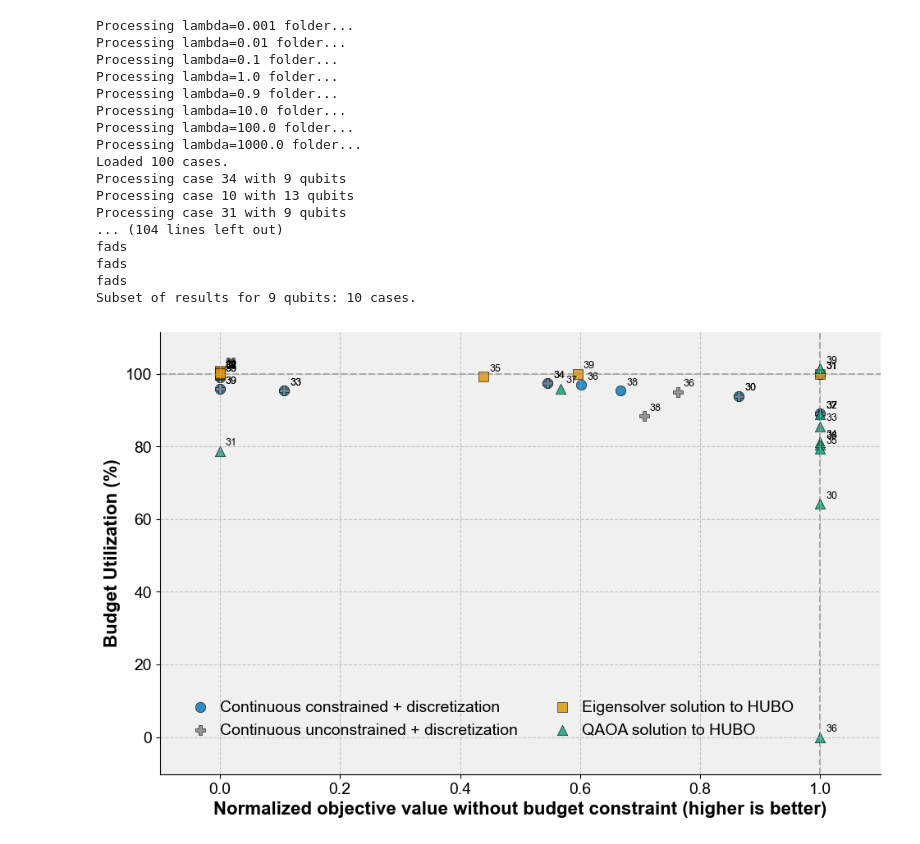
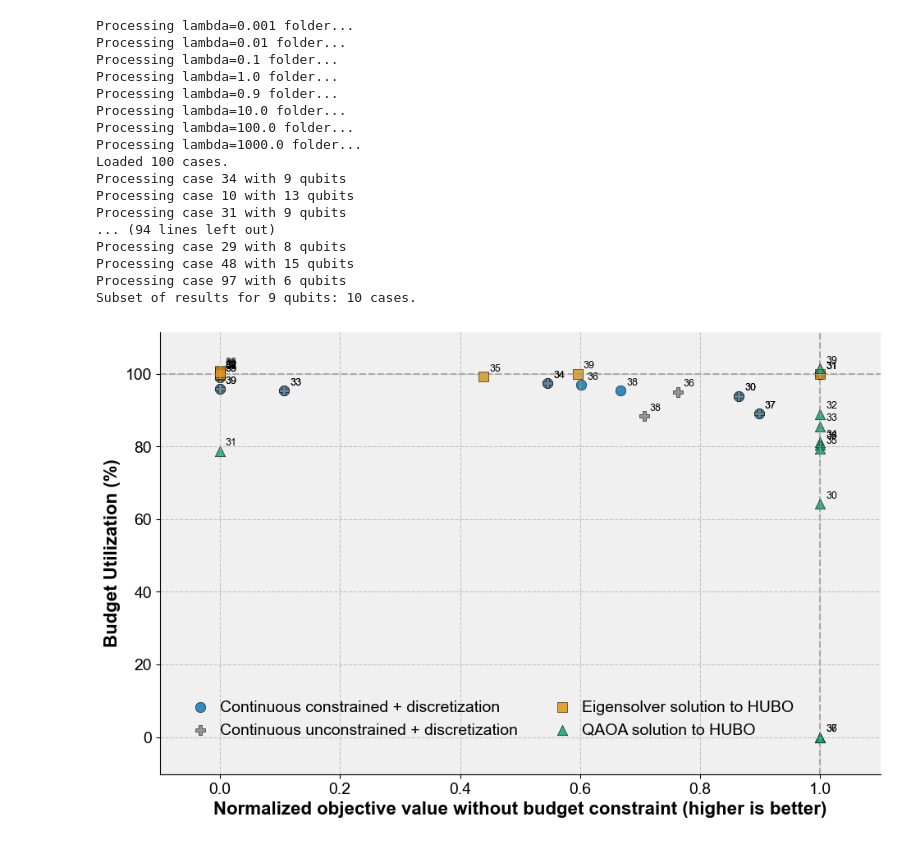
Before and after one commit to joaomoraski/quantum-portfolio, a Jupyter notebook: visualizations/visualize_results_improved_10.ipynb, the cells around one changed output. Saved outputs shown, nothing was run; the diff lists cells and outputs as text; code cells hidden in the pictures.

```diff
--- a/visualizations/visualize_results_improved_10.ipynb
+++ b/visualizations/visualize_results_improved_10.ipynb
@@ -332,12 +332,6 @@ def main():
             file_data = load_json(file_path)
 
             for case_id, case_data in file_data.items():
-                if case_id in ["37", "12", "75"]:
-                    if lambda_val == 1.0:
-                        data[case_id] = case_data
-                        best_lambdas[case_id] = lambda_val
-                    else:
-                        continue
                 if case_id in qubit_counts:
                     if not case_data['hyperparams']['n_qubits'] == qubit_counts[case_id]:
                         print(f"Warning: Case {case_id} has inconsistent qubit counts ({qubit_counts[case_id]} vs {case_data['hyperparams']['n_qubits']}). Skipping this case.")
@@ -363,36 +357,35 @@ def main():
     subset_of_results = {}
     for key in list(results.keys()):
         n_qubits = results[key]["n_qubits"]
         if n_qubits == nqubits:
-            print("fads")
             subset_of_results[key] = results[key]
 
     print(f"Subset of results for {nqubits} qubits: {len(subset_of_results)} cases.")
 
     # Use the new plotting function
     fig, ax = plot_objective_vs_budget(subset_of_results, save_path=path + "_obj_vs_budget.png")
 
     # Also keep the original plot for comparison
     #plot_scores(subset_of_results, save_path=path)
     return data
 
 data = main()
 # %% [output]
 Processing lambda=0.001 folder...
 Processing lambda=0.01 folder...
 Processing lambda=0.1 folder...
 Processing lambda=1.0 folder...
 Processing lambda=0.9 folder...
 Processing lambda=10.0 folder...
 Processing lambda=100.0 folder...
 Processing lambda=1000.0 folder...
 Loaded 100 cases.
 Processing case 34 with 9 qubits
 Processing case 10 with 13 qubits
 Processing case 31 with 9 qubits
-... (104 lines left out)
-fads
-fads
-fads
+... (94 lines left out)
+Processing case 29 with 8 qubits
+Processing case 48 with 15 qubits
+Processing case 97 with 6 qubits
 Subset of results for 9 qubits: 10 cases.
-[figure, old version]
+[figure, new version]
```
Also changed, not shown: 25 other files.
